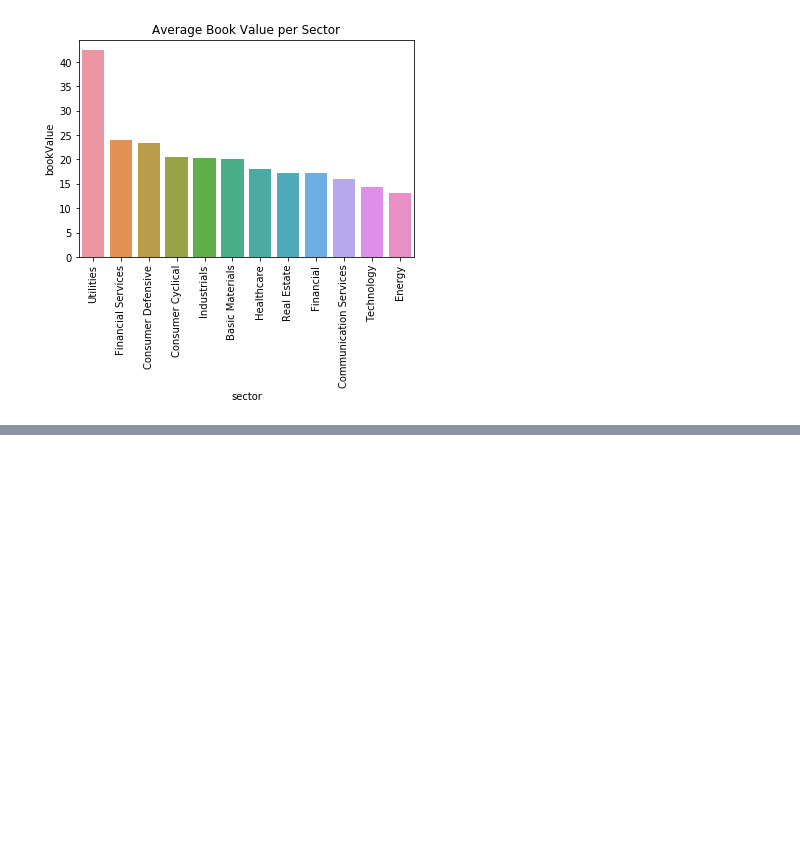
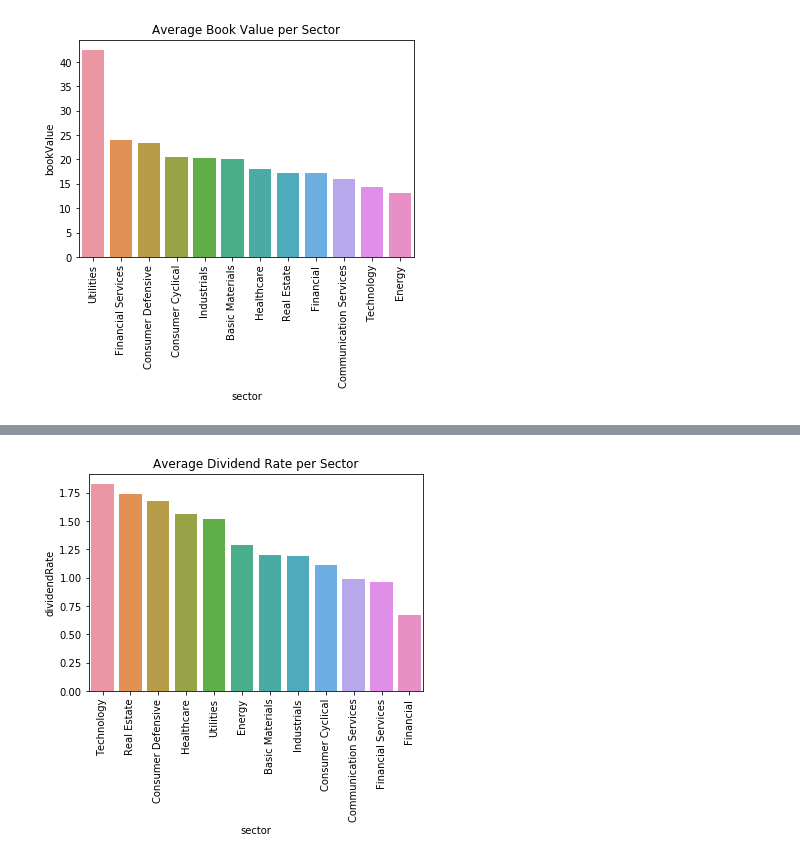
Before and after one commit to ipatel467/Stock-Market-Analysis, a Jupyter notebook: Stocks.ipynb, the cells around one changed output, grey strips where cells are left out. Drawn from its saved outputs; the diff is of its cells as text; code cells hidden in the pictures; blank space fills up the shorter version.

```diff
--- a/Stocks.ipynb
+++ b/Stocks.ipynb
@@ -277,3 +277,5 @@ plt.xticks(rotation=90);
 plt.title("Average Book Value per Sector");
 # %% [output]
 [figure]
+# %%
+avg_divr_sect = full_fin_stocks_df.groupby('sector').agg({'dividendRate':'mean'}).reset_index()
@@ -279,0 +291,8 @@ plt.title("Average Book Value per Sector");
+# %%
+avg_divr_sect = avg_divr_sect.sort_values('dividendRate',ascending=False)
+# %%
+sns.barplot(data = avg_divr_sect ,x='sector',y='dividendRate');
+plt.xticks(rotation=90);
+plt.title("Average Dividend Rate per Sector");
+# %% [output]
+[figure, added]
```
Also changed, not shown: parts of 5 cells of this notebook.
